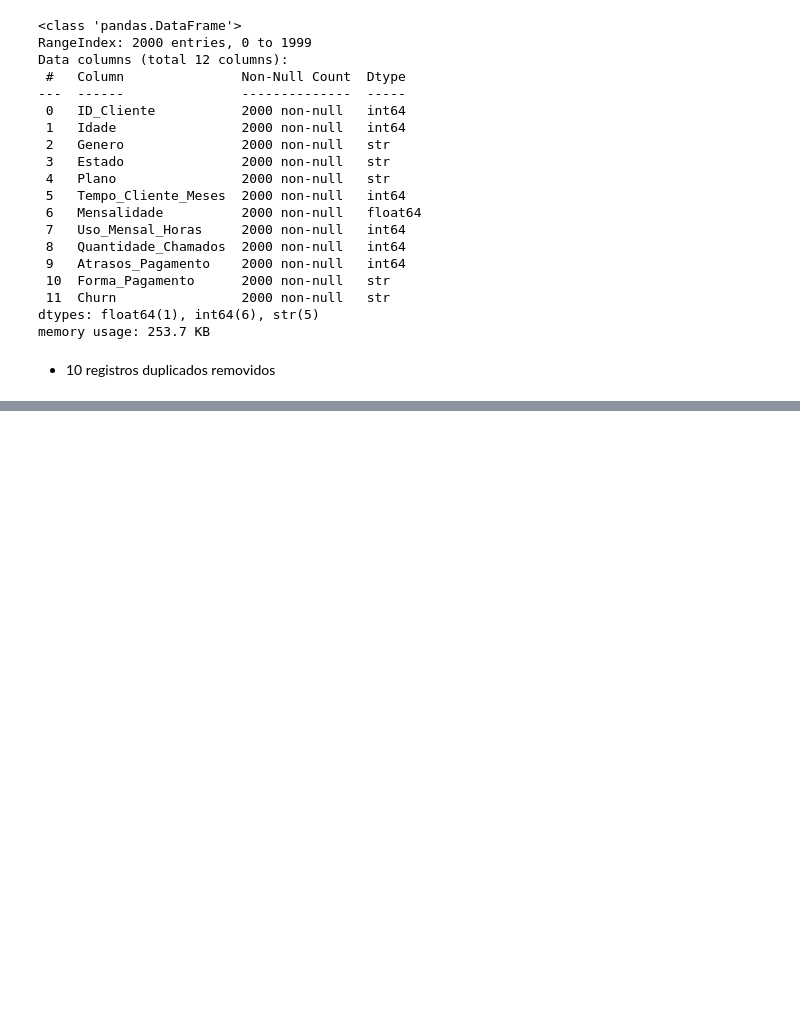
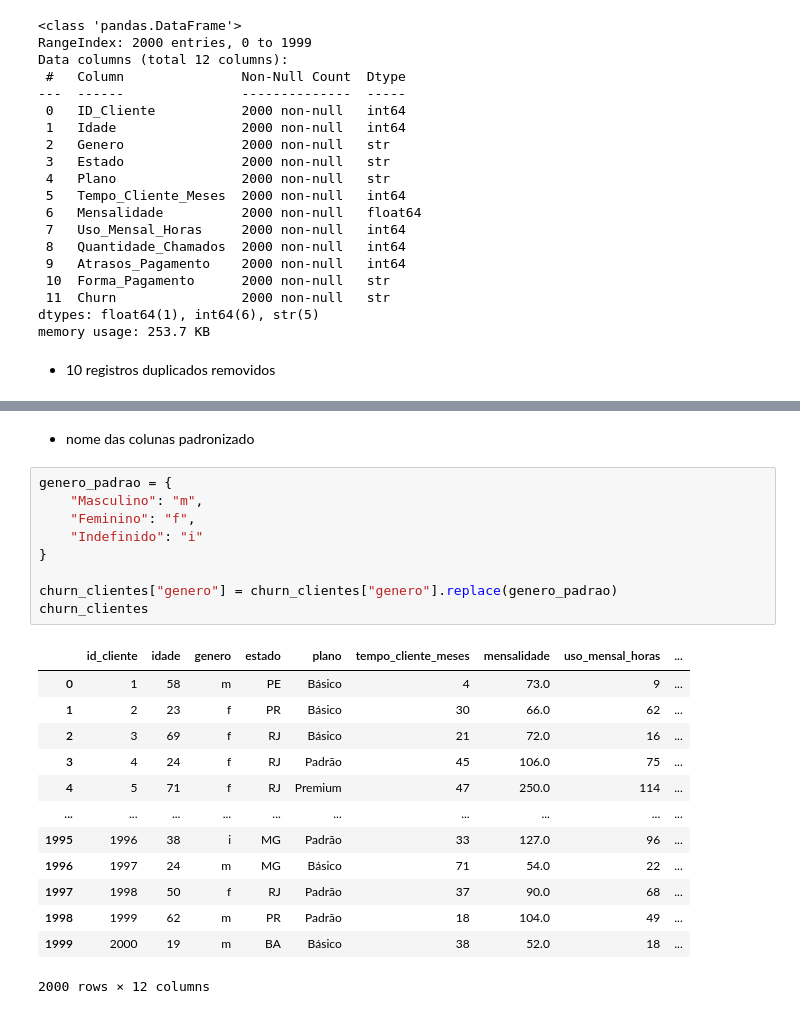
Before and after one commit to Pedro-Antonio-Dev/analise-churn-clientes, a Jupyter notebook: notebooks/churn_clientes.ipynb, the cells around one changed output, grey strips where cells are left out. Drawn from its saved outputs; the diff is of its cells as text; blank space fills up the shorter version.

```diff
--- a/notebooks/churn_clientes.ipynb
+++ b/notebooks/churn_clientes.ipynb
@@ -299,0 +336,25 @@ memory usage: 253.7 KB
+# %% [markdown]
+- nome das colunas padronizado
+# %%
+genero_padrao = {
+    "Masculino": "m",
+    "Feminino": "f",
+    "Indefinido": "i"
+}
+
+churn_clientes["genero"] = churn_clientes["genero"].replace(genero_padrao)
+churn_clientes
+# %% [output]
+|  | id_cliente | idade | genero | estado | plano | tempo_cliente_meses | mensalidade | uso_mensal_horas | ... |
+| 0 | 1 | 58 | m | PE | Básico | 4 | 73.0 | 9 | ... |
+| 1 | 2 | 23 | f | PR | Básico | 30 | 66.0 | 62 | ... |
+| 2 | 3 | 69 | f | RJ | Básico | 21 | 72.0 | 16 | ... |
+| 3 | 4 | 24 | f | RJ | Padrão | 45 | 106.0 | 75 | ... |
+| 4 | 5 | 71 | f | RJ | Premium | 47 | 250.0 | 114 | ... |
+| ... | ... | ... | ... | ... | ... | ... | ... | ... | ... |
+| 1995 | 1996 | 38 | i | MG | Padrão | 33 | 127.0 | 96 | ... |
+| 1996 | 1997 | 24 | m | MG | Básico | 71 | 54.0 | 22 | ... |
+| 1997 | 1998 | 50 | f | RJ | Padrão | 37 | 90.0 | 68 | ... |
+| 1998 | 1999 | 62 | m | PR | Padrão | 18 | 104.0 | 49 | ... |
+| 1999 | 2000 | 19 | m | BA | Básico | 38 | 52.0 | 18 | ... |
+2000 rows × 12 columns
```
Also changed, not shown: parts of 8 cells of this notebook.
